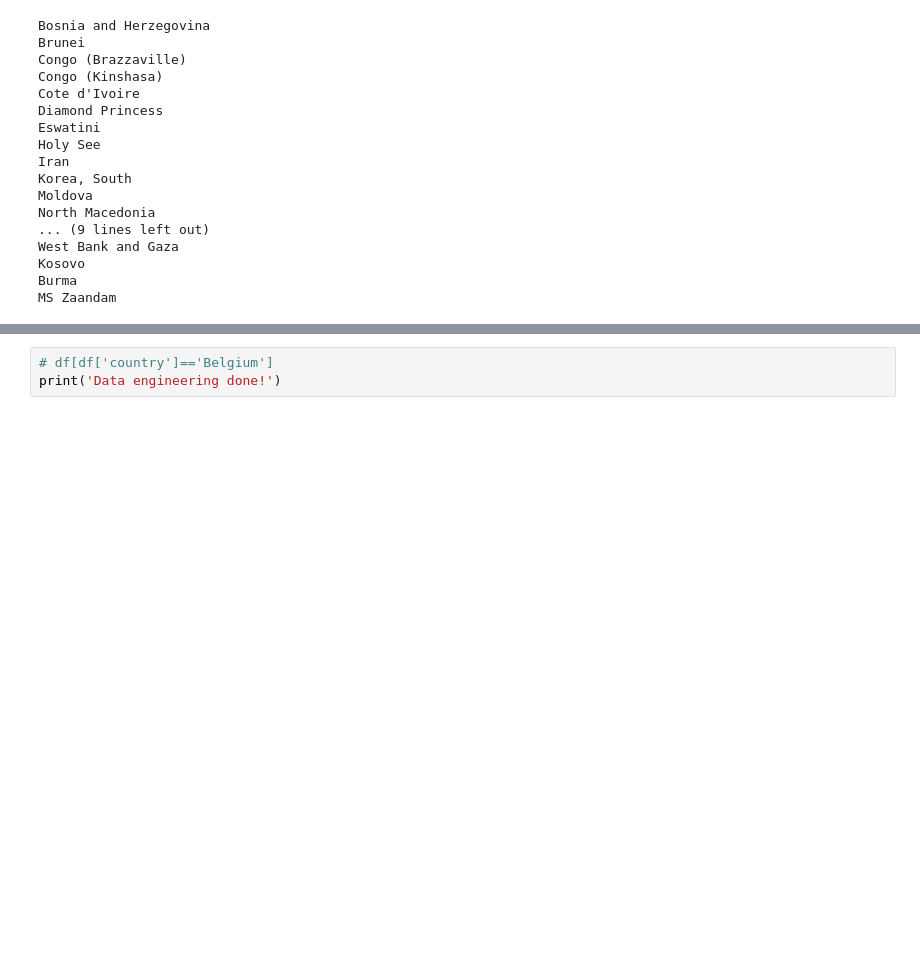
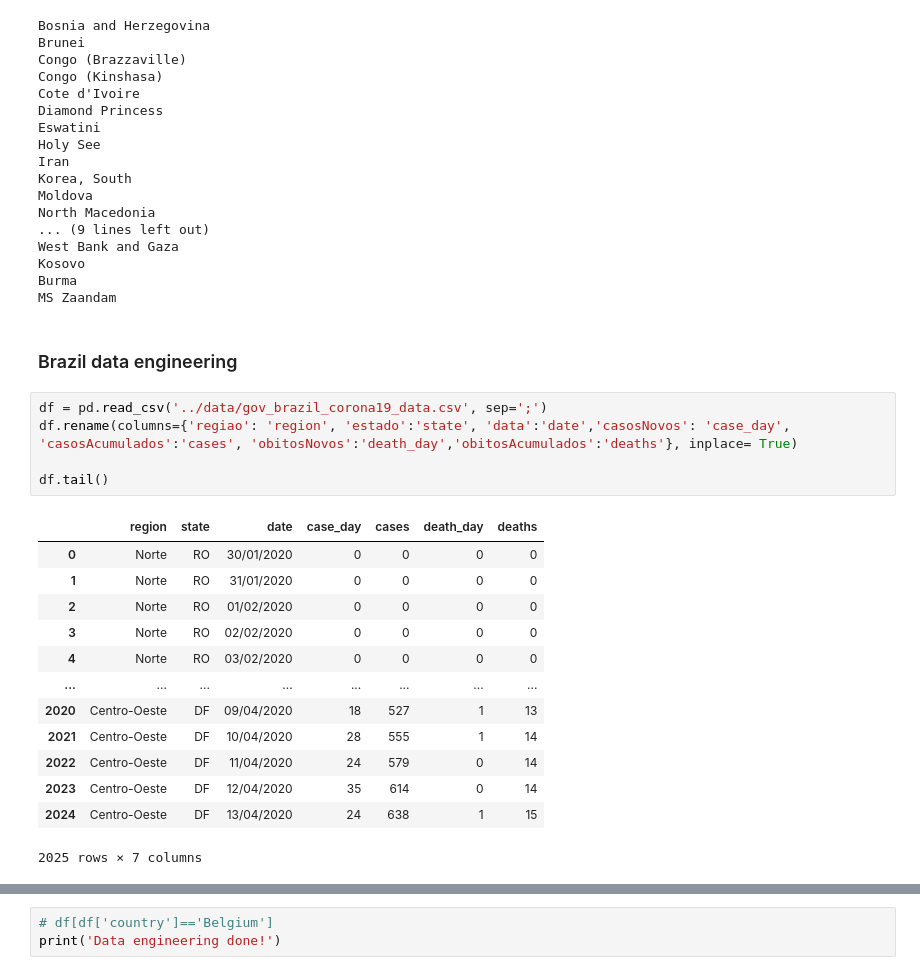
Before and after one commit to rafaelcastellar/coronavirus, a Jupyter notebook: notebooks/data_engineering.ipynb, the cells around one changed output, grey strips where cells are left out. Saved outputs shown, nothing was run; the diff lists cells and outputs as text; blank space fills up the shorter version.

```diff
--- a/notebooks/data_engineering.ipynb
+++ b/notebooks/data_engineering.ipynb
@@ -156,3 +157,24 @@ West Bank and Gaza
 Kosovo
 Burma
 MS Zaandam
+# %% [markdown]
+### Brazil data engineering
+# %%
+df = pd.read_csv('../data/gov_brazil_corona19_data.csv', sep=';')
+df.rename(columns={'regiao': 'region', 'estado':'state', 'data':'date','casosNovos': 'case_day', 'casosAcumulados':'cases', 'obitosNovos':'death_day','obitosAcumulados':'deaths'}, inplace= True)
+
+df.tail()
+# %% [output]
+|  | region | state | date | case_day | cases | death_day | deaths |
+| 0 | Norte | RO | 30/01/2020 | 0 | 0 | 0 | 0 |
+| 1 | Norte | RO | 31/01/2020 | 0 | 0 | 0 | 0 |
+| 2 | Norte | RO | 01/02/2020 | 0 | 0 | 0 | 0 |
+| 3 | Norte | RO | 02/02/2020 | 0 | 0 | 0 | 0 |
+| 4 | Norte | RO | 03/02/2020 | 0 | 0 | 0 | 0 |
+| ... | ... | ... | ... | ... | ... | ... | ... |
+| 2020 | Centro-Oeste | DF | 09/04/2020 | 18 | 527 | 1 | 13 |
+| 2021 | Centro-Oeste | DF | 10/04/2020 | 28 | 555 | 1 | 14 |
+| 2022 | Centro-Oeste | DF | 11/04/2020 | 24 | 579 | 0 | 14 |
+| 2023 | Centro-Oeste | DF | 12/04/2020 | 35 | 614 | 0 | 14 |
+| 2024 | Centro-Oeste | DF | 13/04/2020 | 24 | 638 | 1 | 15 |
+2025 rows × 7 columns
```
Also changed, not shown: parts of 6 cells of this notebook, 23 other files.
